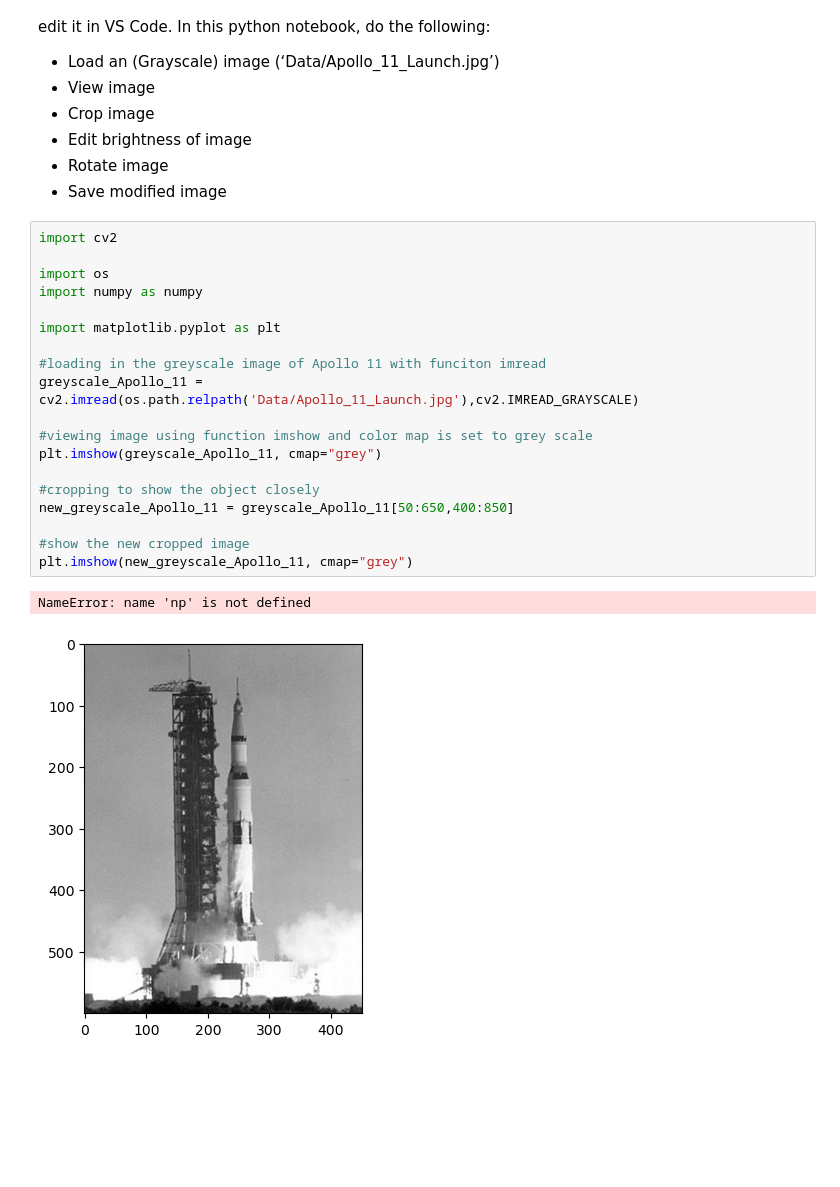
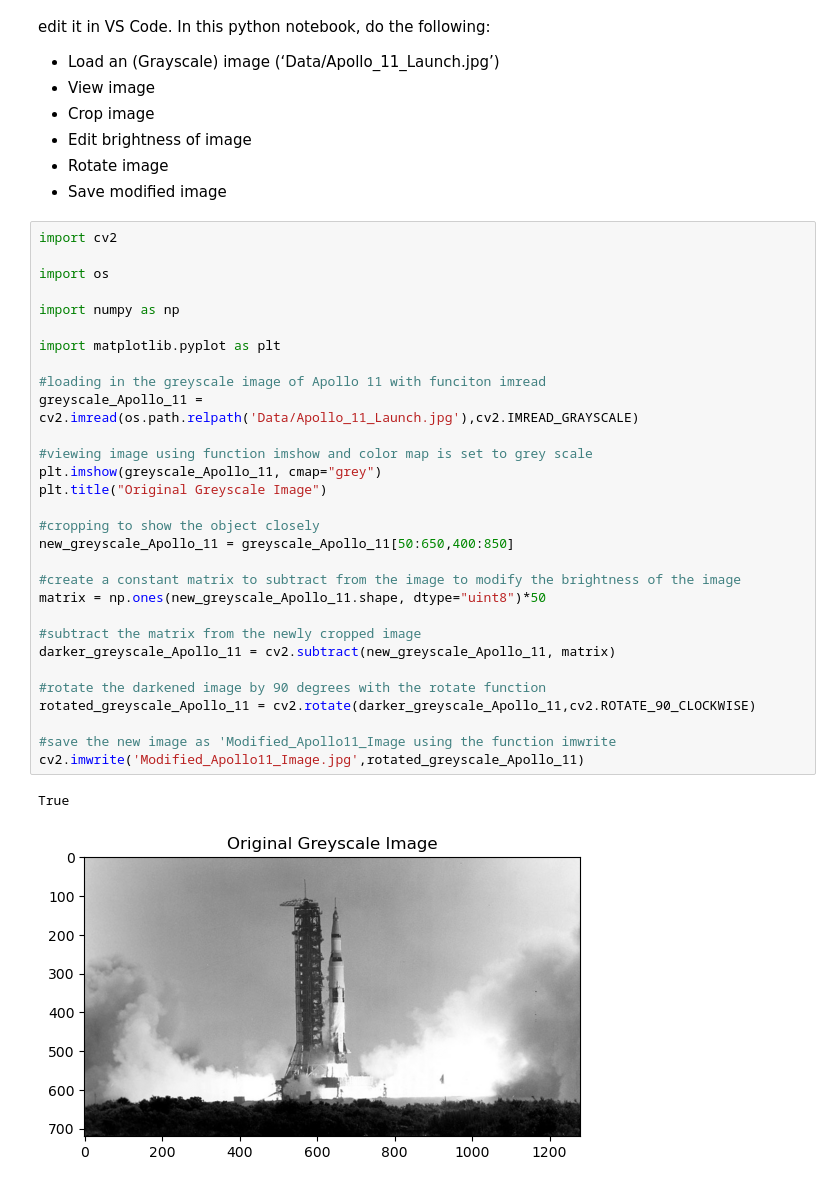
Before and after one commit to SSOE-ECE1390/verifying-setup-NicoleMasc, a Jupyter notebook: Homework_0.ipynb, the cells around one changed output. Drawn from its saved outputs; the diff is of its cells as text; blank space fills up the shorter version.

```diff
--- a/Homework_0.ipynb
+++ b/Homework_0.ipynb
@@ -13,22 +13,33 @@ You should (already to be able to read this document), clone the Github classroo
 # %%
 import cv2
 
 import os
-import numpy as numpy
+
+import numpy as np
 
 import matplotlib.pyplot as plt
 
 #loading in the greyscale image of Apollo 11 with funciton imread
 greyscale_Apollo_11 = cv2.imread(os.path.relpath('Data/Apollo_11_Launch.jpg'),cv2.IMREAD_GRAYSCALE)
 
 #viewing image using function imshow and color map is set to grey scale
 plt.imshow(greyscale_Apollo_11, cmap="grey")
+plt.title("Original Greyscale Image")
 
 #cropping to show the object closely
 new_greyscale_Apollo_11 = greyscale_Apollo_11[50:650,400:850]
 
-#show the new cropped image
-plt.imshow(new_greyscale_Apollo_11, cmap="grey")
+#create a constant matrix to subtract from the image to modify the brightness of the image
+matrix = np.ones(new_greyscale_Apollo_11.shape, dtype="uint8")*50
+
+#subtract the matrix from the newly cropped image
+darker_greyscale_Apollo_11 = cv2.subtract(new_greyscale_Apollo_11, matrix)
+
+#rotate the darkened image by 90 degrees with the rotate function
+rotated_greyscale_Apollo_11 = cv2.rotate(darker_greyscale_Apollo_11,cv2.ROTATE_90_CLOCKWISE)
+
+#save the new image as 'Modified_Apollo11_Image using the function imwrite
+cv2.imwrite('Modified_Apollo11_Image.jpg',rotated_greyscale_Apollo_11)
 # %% [output]
-NameError: name 'np' is not defined
+True
-[figure, old version]
+[figure, new version]
```
Also changed, not shown: 1 other file.
